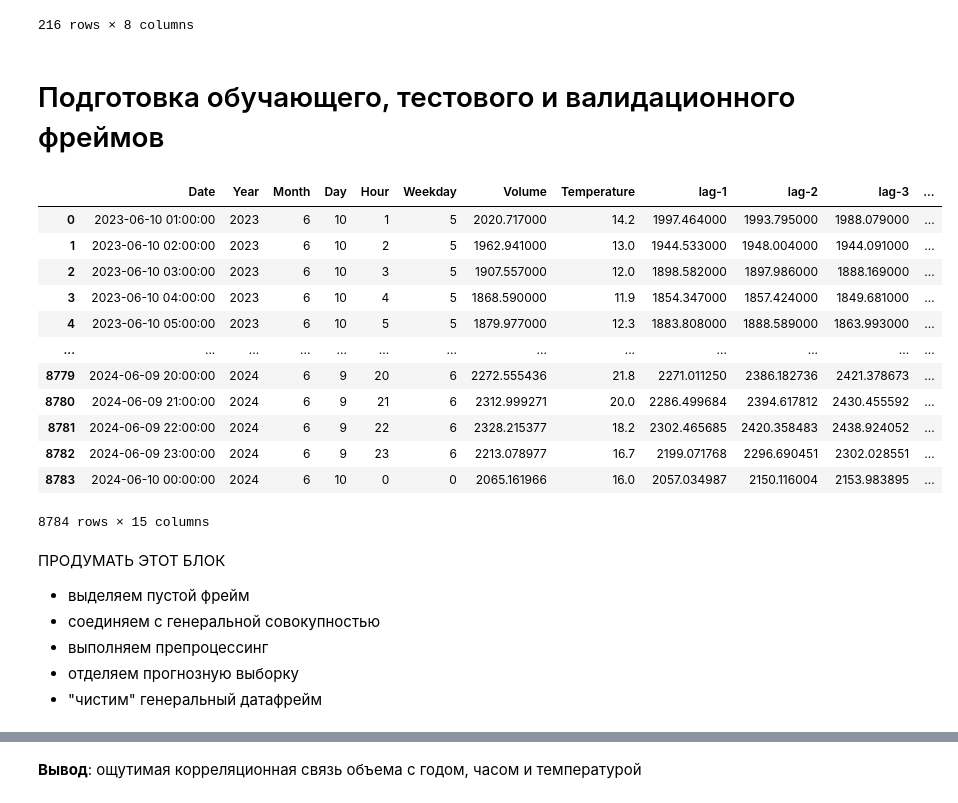
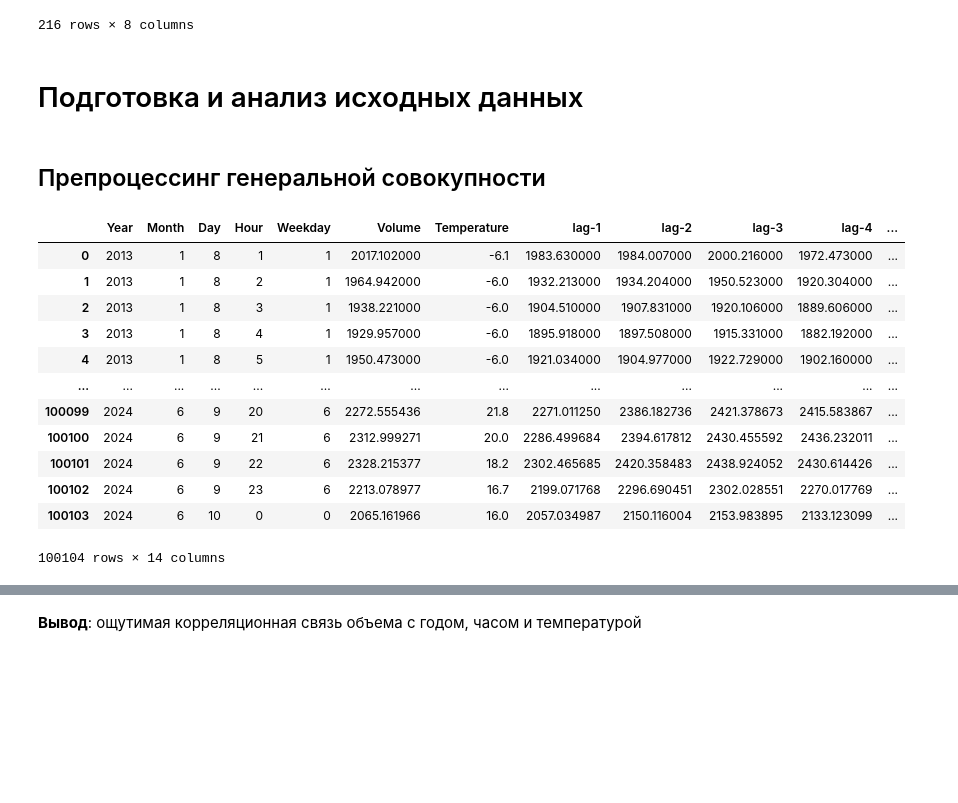
Before and after one commit to caapel/ForecastPowerEnergy, a Jupyter notebook: daily_forecast_Tatarstan_XGBoost.ipynb, the cells around one changed output, grey strips where cells are left out. Drawn from its saved outputs; the diff is of its cells as text; code cells hidden in the pictures; blank space fills up the shorter version.

```diff
--- a/daily_forecast_Tatarstan_XGBoost.ipynb
+++ b/daily_forecast_Tatarstan_XGBoost.ipynb
@@ -344,51 +345,42 @@ if total_oper_df.shape[0]:
     # обновляем xlsx-файл с БД
     df.to_excel('DataBase.xlsx', index=False)
 # %% [markdown]
-# Подготовка обучающего, тестового и валидационного фреймов
+# Подготовка и анализ исходных данных
+# %% [markdown]
+## Препроцессинг генеральной совокупности
 # %%
 # для работы с готовой БД раскомментируйте строку ниже
 #df = pd.read_excel('DataBase.xlsx')
 # %%
-def prepareData(df, lag_start, lag_end):
+def prepareData(df, lag_start=1, lag_end=7):
 
-    # добавляем суточные лаги исходного ряда
+    # добавляем суточные лаги исходного ряда (по умолчанию 1 полная неделя)
     for i in range(lag_start, lag_end + 1):
         df[f"lag-{i}"] = df.Volume.shift(i*24)
 
-    # удаляем первые 168 (7 * 24) записей с пропусками данных
-    df = df.dropna()
+    # удаляем первые 24*(lag_start – lag_end) записей с пропусками данных (168 записей для лага в 7 суток)
+    df = df.dropna(subset=['lag-1', 'lag-2', 'lag-3', 'lag-4', 'lag-5', 'lag-6', 'lag-7'])
     df.reset_index(drop=True, inplace=True)
 
     return df
 # %%
 # формируем генеральную совокупность
 df_general = df.copy()
 
 # добавляем новые признаки
-df_general = prepareData(df_general, 1, 7)
-
-# формируем тестовую выборку (-1 год от текущих суток)
-df_test = df_general[df_general.Date > datetime.now().replace(year=datetime.now().year-1, hour = 0)]
-df_test.reset_index(drop=True, inplace=True)
-df_test
+df_general = prepareData(df_general)
+df_general.iloc[:, 1:]
 # %% [output]
-|  | Date | Year | Month | Day | Hour | Weekday | Volume | Temperature | lag-1 | lag-2 | lag-3 | ... |
-| 0 | 2023-06-10 01:00:00 | 2023 | 6 | 10 | 1 | 5 | 2020.717000 | 14.2 | 1997.464000 | 1993.795000 | 1988.079000 | ... |
-| 1 | 2023-06-10 02:00:00 | 2023 | 6 | 10 | 2 | 5 | 1962.941000 | 13.0 | 1944.533000 | 1948.004000 | 1944.091000 | ... |
-| 2 | 2023-06-10 03:00:00 | 2023 | 6 | 10 | 3 | 5 | 1907.557000 | 12.0 | 1898.582000 | 1897.986000 | 1888.169000 | ... |
-| 3 | 2023-06-10 04:00:00 | 2023 | 6 | 10 | 4 | 5 | 1868.590000 | 11.9 | 1854.347000 | 1857.424000 | 1849.681000 | ... |
-| 4 | 2023-06-10 05:00:00 | 2023 | 6 | 10 | 5 | 5 | 1879.977000 | 12.3 | 1883.808000 | 1888.589000 | 1863.993000 | ... |
+|  | Year | Month | Day | Hour | Weekday | Volume | Temperature | lag-1 | lag-2 | lag-3 | lag-4 | ... |
+| 0 | 2013 | 1 | 8 | 1 | 1 | 2017.102000 | -6.1 | 1983.630000 | 1984.007000 | 2000.216000 | 1972.473000 | ... |
+| 1 | 2013 | 1 | 8 | 2 | 1 | 1964.942000 | -6.0 | 1932.213000 | 1934.204000 | 1950.523000 | 1920.304000 | ... |
+| 2 | 2013 | 1 | 8 | 3 | 1 | 1938.221000 | -6.0 | 1904.510000 | 1907.831000 | 1920.106000 | 1889.606000 | ... |
+| 3 | 2013 | 1 | 8 | 4 | 1 | 1929.957000 | -6.0 | 1895.918000 | 1897.508000 | 1915.331000 | 1882.192000 | ... |
+| 4 | 2013 | 1 | 8 | 5 | 1 | 1950.473000 | -6.0 | 1921.034000 | 1904.977000 | 1922.729000 | 1902.160000 | ... |
 | ... | ... | ... | ... | ... | ... | ... | ... | ... | ... | ... | ... | ... |
-| 8779 | 2024-06-09 20:00:00 | 2024 | 6 | 9 | 20 | 6 | 2272.555436 | 21.8 | 2271.011250 | 2386.182736 | 2421.378673 | ... |
-| 8780 | 2024-06-09 21:00:00 | 2024 | 6 | 9 | 21 | 6 | 2312.999271 | 20.0 | 2286.499684 | 2394.617812 | 2430.455592 | ... |
-| 8781 | 2024-06-09 22:00:00 | 2024 | 6 | 9 | 22 | 6 | 2328.215377 | 18.2 | 2302.465685 | 2420.358483 | 2438.924052 | ... |
-| 8782 | 2024-06-09 23:00:00 | 2024 | 6 | 9 | 23 | 6 | 2213.078977 | 16.7 | 2199.071768 | 2296.690451 | 2302.028551 | ... |
-| 8783 | 2024-06-10 00:00:00 | 2024 | 6 | 10 | 0 | 0 | 2065.161966 | 16.0 | 2057.034987 | 2150.116004 | 2153.983895 | ... |
+| 100099 | 2024 | 6 | 9 | 20 | 6 | 2272.555436 | 21.8 | 2271.011250 | 2386.182736 | 2421.378673 | 2415.583867 | ... |
+| 100100 | 2024 | 6 | 9 | 21 | 6 | 2312.999271 | 20.0 | 2286.499684 | 2394.617812 | 2430.455592 | 2436.232011 | ... |
+| 100101 | 2024 | 6 | 9 | 22 | 6 | 2328.215377 | 18.2 | 2302.465685 | 2420.358483 | 2438.924052 | 2430.614426 | ... |
+| 100102 | 2024 | 6 | 9 | 23 | 6 | 2213.078977 | 16.7 | 2199.071768 | 2296.690451 | 2302.028551 | 2270.017769 | ... |
+| 100103 | 2024 | 6 | 10 | 0 | 0 | 2065.161966 | 16.0 | 2057.034987 | 2150.116004 | 2153.983895 | 2133.123099 | ... |
-8784 rows × 15 columns
+100104 rows × 14 columns
-# %% [markdown]
-ПРОДУМАТЬ ЭТОТ БЛОК
-* выделяем пустой фрейм
-* соединяем с генеральной совокупностью
-* выполняем препроцессинг
-* отделяем прогнозную выборку
-* "чистим" генеральный датафрейм
```
Also changed, not shown: parts of 66 cells of this notebook, 3 other files.
